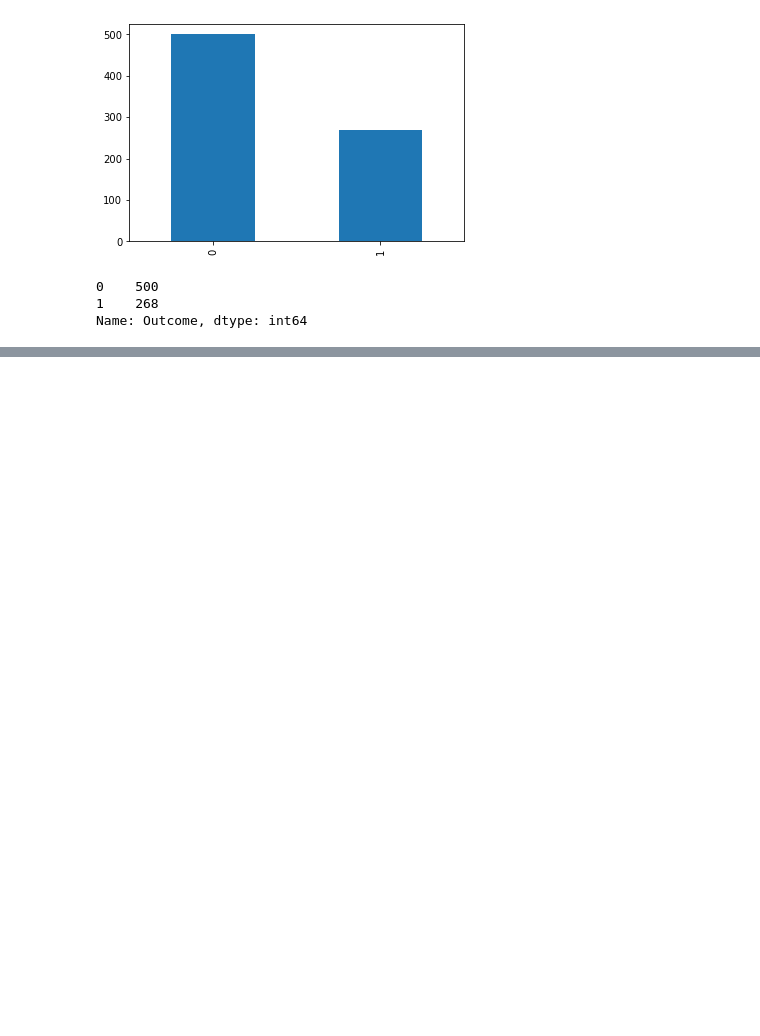
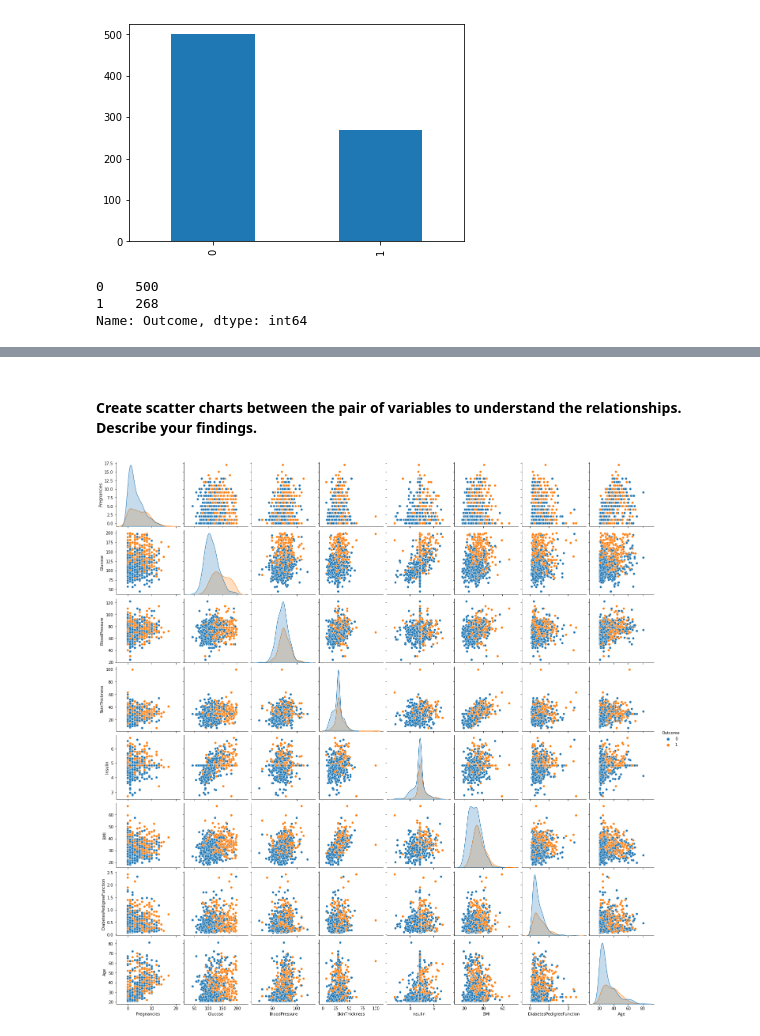
Before and after one commit to SaiVarad1/Healthcare_Capstone, a Jupyter notebook: Diabetes_Analysis.ipynb, the cells around one changed output, grey strips where cells are left out. Saved outputs shown, nothing was run; the diff lists cells and outputs as text; code cells hidden in the pictures; blank space fills up the shorter version.

Commit message:
plotted scatterplots/heatmaps, documented findings

```diff
--- a/Diabetes_Analysis.ipynb
+++ b/Diabetes_Analysis.ipynb
@@ -199,0 +201,7 @@ Regarding Hyperparameter Tuning, I will consider tuning model hyperparameters sp
+# %% [markdown]
+#### Create scatter charts between the pair of variables to understand the relationships. Describe your findings.
+# %%
+sns.pairplot(df_diabetes, hue="Outcome")
+plt.show()
+# %% [output]
+[figure, added]
```
Also changed, not shown: parts of 15 cells of this notebook.
